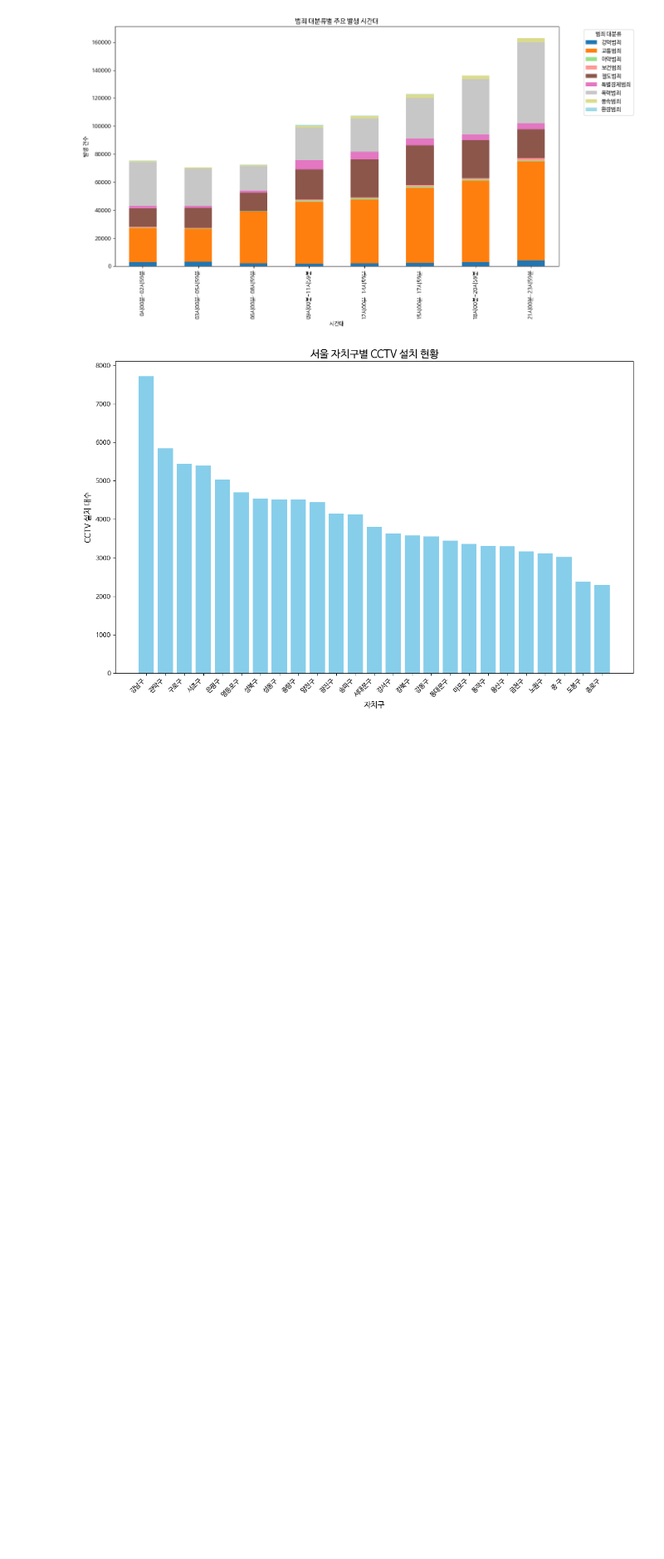
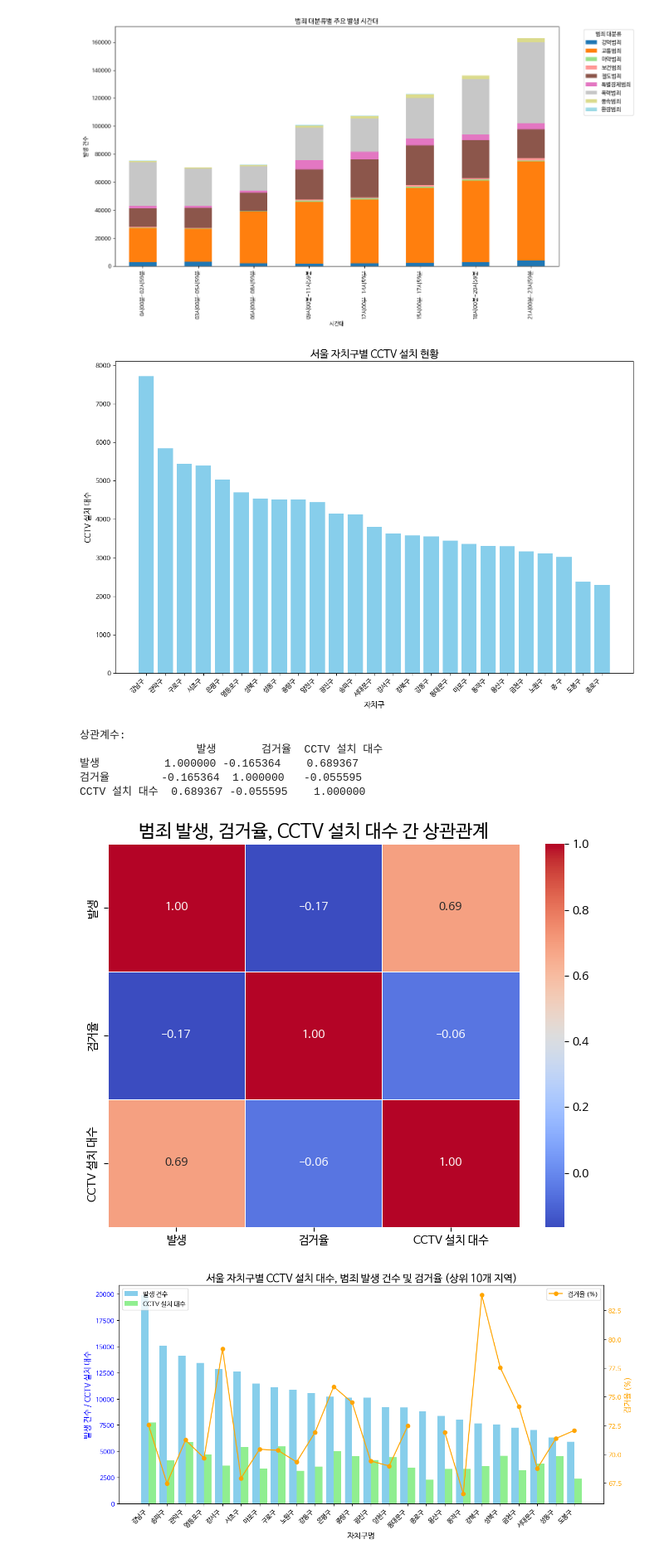
Before and after one commit to CodingCat-Jung/SmartCity, a Jupyter notebook: SmartCity03.ipynb, the cells around one changed output. Shown at 83% size. Drawn from its saved outputs; the diff is of its cells as text; code cells hidden in the pictures; blank space fills up the shorter version.

```diff
--- a/SmartCity03.ipynb
+++ b/SmartCity03.ipynb
@@ -291,3 +291,78 @@ plt.tight_layout()
 plt.show()
 # %% [output]
 [figure]
+# %%
+# CCTV 설치 대수가 범죄 발생 건수나 검거율에 어떤 영향을 미치는지 확인
+import pandas as pd
+import matplotlib.pyplot as plt
+import seaborn as sns
+
+# 데이터 불러오기
+df_crime = pd.read_excel('2021 ~ 2023 서울 5대 범죄 발생 현황 파악 결과.xlsx')  # 자치구별 범죄 발생 현황
+df_cctv = pd.read_excel('서울시 자치구 (연도별) CCTV 설치현황_240630.xlsx')  # 자치구별 CCTV 설치 현황
+
+# CCTV 데이터에서 필요한 열 선택 (자치구명과 CCTV 설치 대수)
+df_cctv = df_cctv[['구분', '총계']]
+df_cctv.rename(columns={'구분': '자치구별(2)', '총계': 'CCTV 설치 대수'}, inplace=True)
+
+# 두 데이터 병합
+df_merged = pd.merge(df_crime, df_cctv, on='자치구별(2)', how='inner')
+
+# 종로구 데이터에 이상을 감지 - 원본 데이터에 발생 건수보다 검거 횟수 데이터가 더 많게 종합되어 있음
+df_merged.loc[df_merged['자치구별(2)'] == '종로구', '검거율'] = None
+
+# 상관관계 분석
+correlation_matrix = df_merged[['발생', '검거율', 'CCTV 설치 대수']].corr()
+
+# 상관계수 출력
+print("상관계수:")
+print(correlation_matrix)
+
+# 상관관계 시각화 (Heatmap)
+plt.figure(figsize=(8, 6))
+sns.heatmap(correlation_matrix, annot=True, cmap='coolwarm', fmt='.2f', linewidths=0.5)
+plt.title('범죄 발생, 검거율, CCTV 설치 대수 간 상관관계', fontsize=16)
+plt.show()
+
+
+# 이중 축 그래프 생성
+fig, ax1 = plt.subplots(figsize=(12, 6))
+
+# 첫 번째 Y축: 발생 건수 (막대 그래프) 및 CCTV 설치 대수 (막대 그래프)
+width = 0.4  # 막대 너비 설정
+x = range(len(df_merged['자치구별(2)']))
+
+# 발생 건수
+ax1.bar([pos - width/2 for pos in x], df_merged['발생'], width=width, color='skyblue', label='발생 건수')
+
+# CCTV 설치 대수
+ax1.bar([pos + width/2 for pos in x], df_merged['CCTV 설치 대수'], width=width, color='lightgreen', label='CCTV 설치 대수')
+
+ax1.set_ylabel('발생 건수 / CCTV 설치 대수', fontsize=12, color='blue')
+ax1.tick_params(axis='y', labelcolor='blue')
+ax1.set_xlabel('자치구명', fontsize=12)
+ax1.set_xticks(x)
+ax1.set_xticklabels(df_merged['자치구별(2)'], rotation=45, ha='right')
+ax1.legend(loc='upper left')
+
+# 두 번째 Y축: 검거율 (선 그래프)
+ax2 = ax1.twinx()
+ax2.plot(df_merged['자치구별(2)'], df_merged['검거율'], color='orange', marker='o', label='검거율 (%)')
+ax2.set_ylabel('검거율 (%)', fontsize=12, color='orange')
+ax2.tick_params(axis='y', labelcolor='orange')
+ax2.legend(loc='upper right')
+
+# 그래프 제목 및 레이아웃 설정
+plt.title('서울 자치구별 CCTV 설치 대수, 범죄 발생 건수 및 검거율 (상위 10개 지역)', fontsize=16)
+plt.tight_layout()
+
+# 그래프 출력
+plt.show()
+# %% [output]
+상관계수:
+                  발생       검거율  CCTV 설치 대수
+발생          1.000000 -0.165364    0.689367
+검거율        -0.165364  1.000000   -0.055595
+CCTV 설치 대수  0.689367 -0.055595    1.000000
+[figure, added]
+[figure, added]
```
